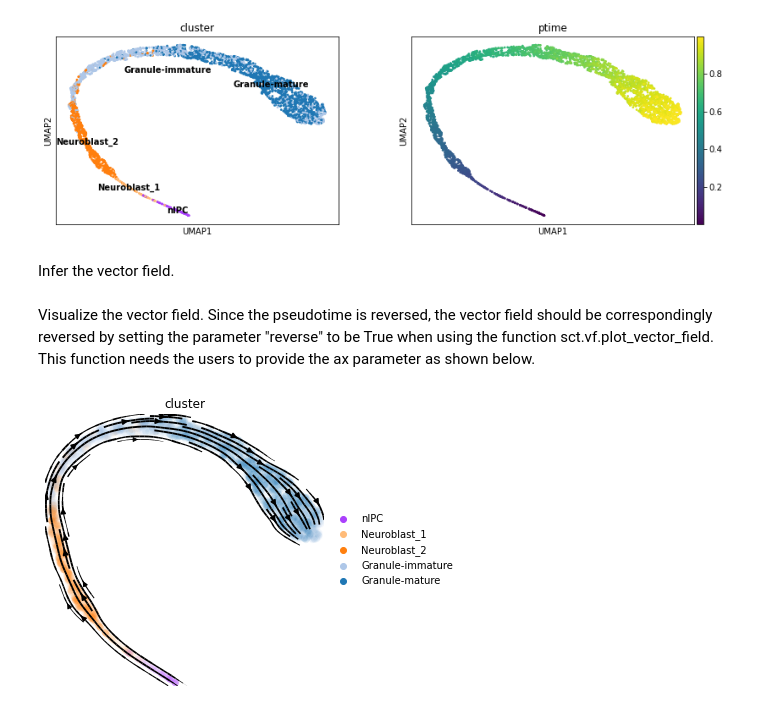
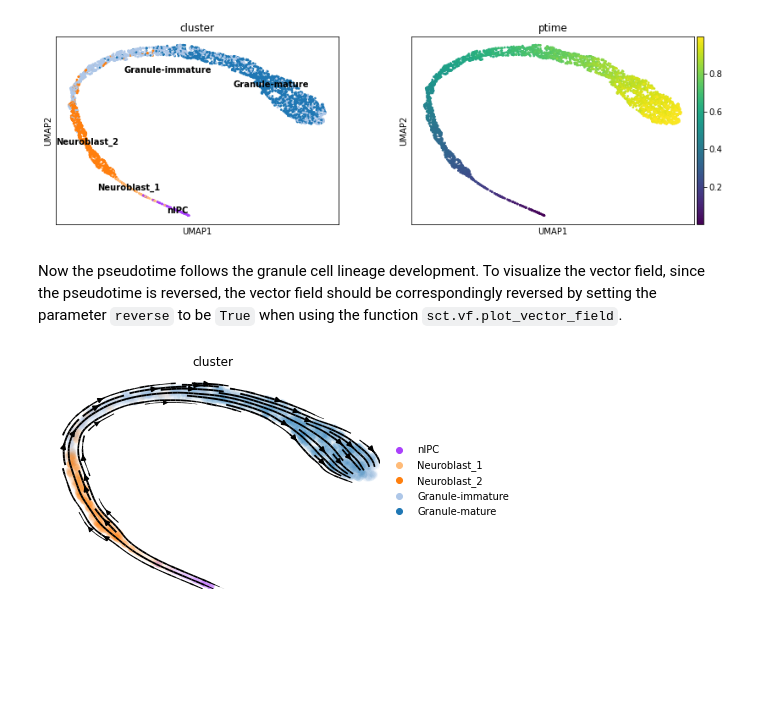
Before and after one commit to LiQian-XC/sctour, a Jupyter notebook: docs/source/notebook/scTour_inference_PostInference_adjustment.ipynb, the cells around one changed output. Drawn from its saved outputs; the diff is of its cells as text; code cells hidden in the pictures; blank space fills up the shorter version.

```diff
--- a/docs/source/notebook/scTour_inference_PostInference_adjustment.ipynb
+++ b/docs/source/notebook/scTour_inference_PostInference_adjustment.ipynb
@@ -20,5 +22,5 @@ Select the cell types along the granule cell lineage.
 # %%
-ind = np.isin(adata.obs['cluster'], ['Granule-mature', 'Granule-immature', 'Neuroblast_2', 'Neuroblast_1', 'nIPC'])
+ind = adata.obs['cluster'].isin(['Granule-mature', 'Granule-immature', 'Neuroblast_2', 'Neuroblast_1', 'nIPC'])
 adata = adata[ind, :]
 adata.shape
 # %% [output]
@@ -61,2 +62,0 @@ log-transform the count before running scTour when you use the "nb" mode.
-# %%
-adata.X = np.log1p(adata.X)
@@ -65,4 +65,4 @@ Train the scTour model.
 # %%
-tnode = sct.train.Trainer(adata)
+tnode = sct.train.Trainer(adata, loss_mode='nb')
 tnode.train()
 # %% [markdown]
@@ -74,7 +74,7 @@ adata.obsm['X_TNODE'] = mix_zs
 # %% [markdown]
 Generate a UMAP embedding based on the inferred latent space.
 # %%
-adata = adata[np.argsort(adata.obs['ptime']), :]
+adata = adata[np.argsort(adata.obs['ptime'].values), :]
 sc.pp.neighbors(adata, use_rep='X_TNODE', n_neighbors=15)
 sc.tl.umap(adata, min_dist=0.1)
 # %% [markdown]
@@ -90,5 +90,3 @@ adata.obs['ptime'] = sct.train.reverse_time(adata.obs['ptime'].values)
 sc.pl.umap(adata, color=['cluster', 'ptime'], legend_loc='on data')
 # %% [output]
 [figure]
-# %% [markdown]
-Infer the vector field.
@@ -97,8 +93,11 @@ adata.obsm['X_VF'] = tnode.get_vector_field(adata.obs['ptime'].values, adata.obs
 # %% [markdown]
-Visualize the vector field. Since the pseudotime is reversed, the vector field should be correspondingly reversed by setting the parameter "reverse" to be True when using the function sct.vf.plot_vector_field. This function needs the users to provide the ax parameter as shown below.
+Now the pseudotime follows the granule cell lineage development. To visualize the vector field, since the pseudotime is reversed, the vector field should be correspondingly reversed by setting the parameter `reverse` to be `True` when using the function `sct.vf.plot_vector_field`.
 # %%
-fig, ax = plt.subplots(ncols=1, nrows=1, figsize=(5, 5))
-sct.vf.plot_vector_field(adata, reverse=True, zs_key='TNODE', vf_key='VF', use_rep_neigh='TNODE', ax=ax, color='cluster', frameon=False,size=200, alpha=0.05)
+##infer the vector field
+adata.obsm['X_VF'] = tnode.get_vector_field(adata.obs['ptime'].values, adata.obsm['X_TNODE'])
+
+##visualize the vector field
+sct.vf.plot_vector_field(adata, reverse=True, zs_key='X_TNODE', vf_key='X_VF', use_rep_neigh='X_TNODE', color='cluster', frameon=False, size=200, alpha=0.05)
 plt.show()
 # %% [output]
-[figure, old version]
+[figure, new version]
```
Also changed, not shown: parts of 14 cells of this notebook, 5 other files.
